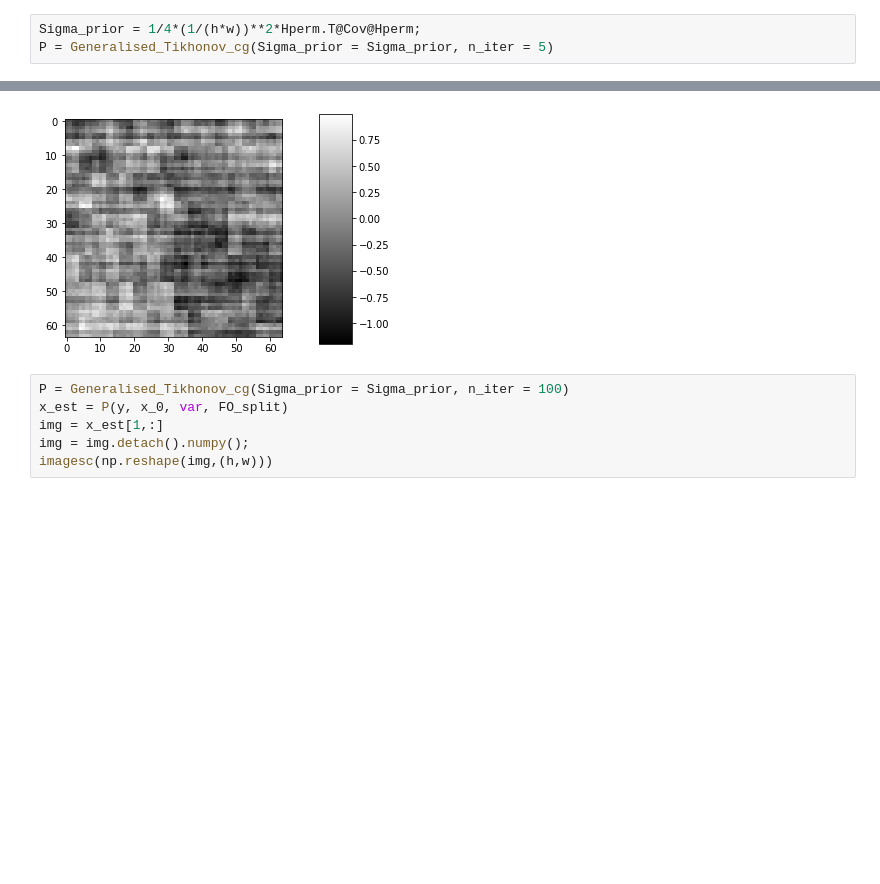
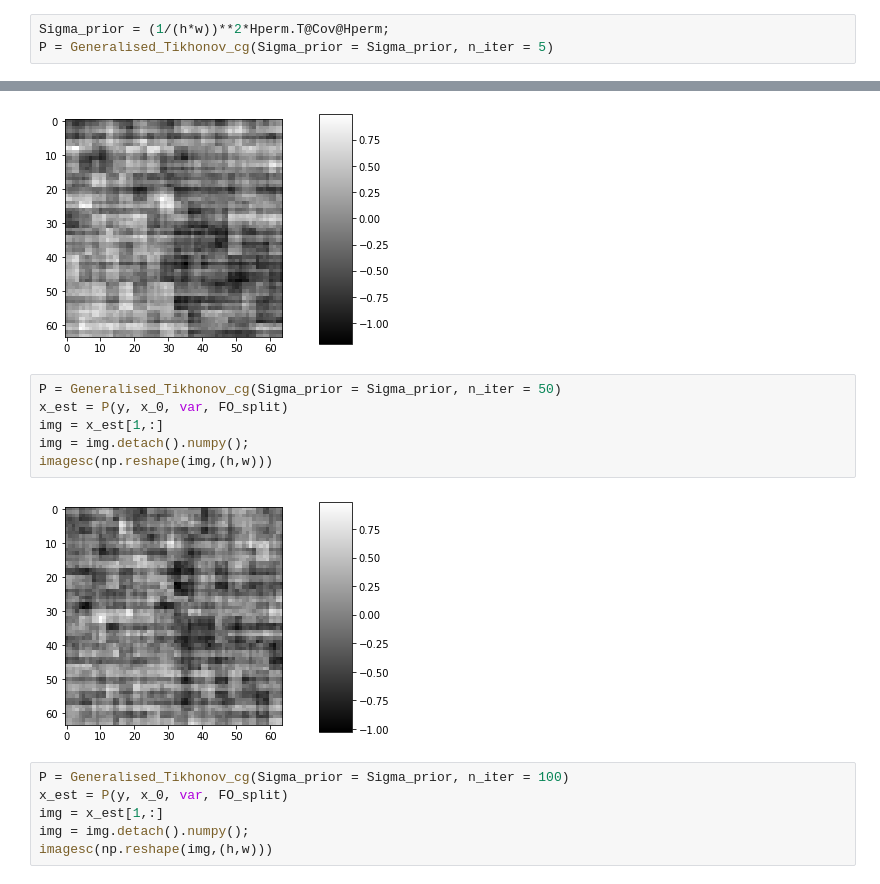
Before and after one commit to openspyrit/spyrit-examples, a Jupyter notebook: Debug_version_2/data_consistency_layer.ipynb, the cells around one changed output, grey strips where cells are left out. Saved outputs shown, nothing was run; the diff lists cells and outputs as text; blank space fills up the shorter version.

```diff
--- a/Debug_version_2/data_consistency_layer.ipynb
+++ b/Debug_version_2/data_consistency_layer.ipynb
@@ -259,7 +260,7 @@ $$x^* = x_0 + \Sigma A^\top (A \Sigma A^\top + \Sigma^\alpha)^{-1}(b - Ax_0)$$
 
 ## Instantiation
 # %%
-Sigma_prior = 1/4*(1/(h*w))**2*Hperm.T@Cov@Hperm;
+Sigma_prior = (1/(h*w))**2*Hperm.T@Cov@Hperm;
 P = Generalised_Tikhonov_cg(Sigma_prior = Sigma_prior, n_iter = 5)
 # %% [markdown]
 ## Test methode forward
@@ -270,6 +271,14 @@ img = img.detach().numpy();
 imagesc(np.reshape(img,(h,w)))
 # %% [output]
 [figure]
+# %%
+P = Generalised_Tikhonov_cg(Sigma_prior = Sigma_prior, n_iter = 50)
+x_est = P(y, x_0, var, FO_split)
+img = x_est[1,:]
+img = img.detach().numpy();
+imagesc(np.reshape(img,(h,w)))
+# %% [output]
+[figure, added]
 # %%
 P = Generalised_Tikhonov_cg(Sigma_prior = Sigma_prior, n_iter = 100)
 x_est = P(y, x_0, var, FO_split)
```
Also changed, not shown: parts of 9 cells of this notebook, 2 other files.
